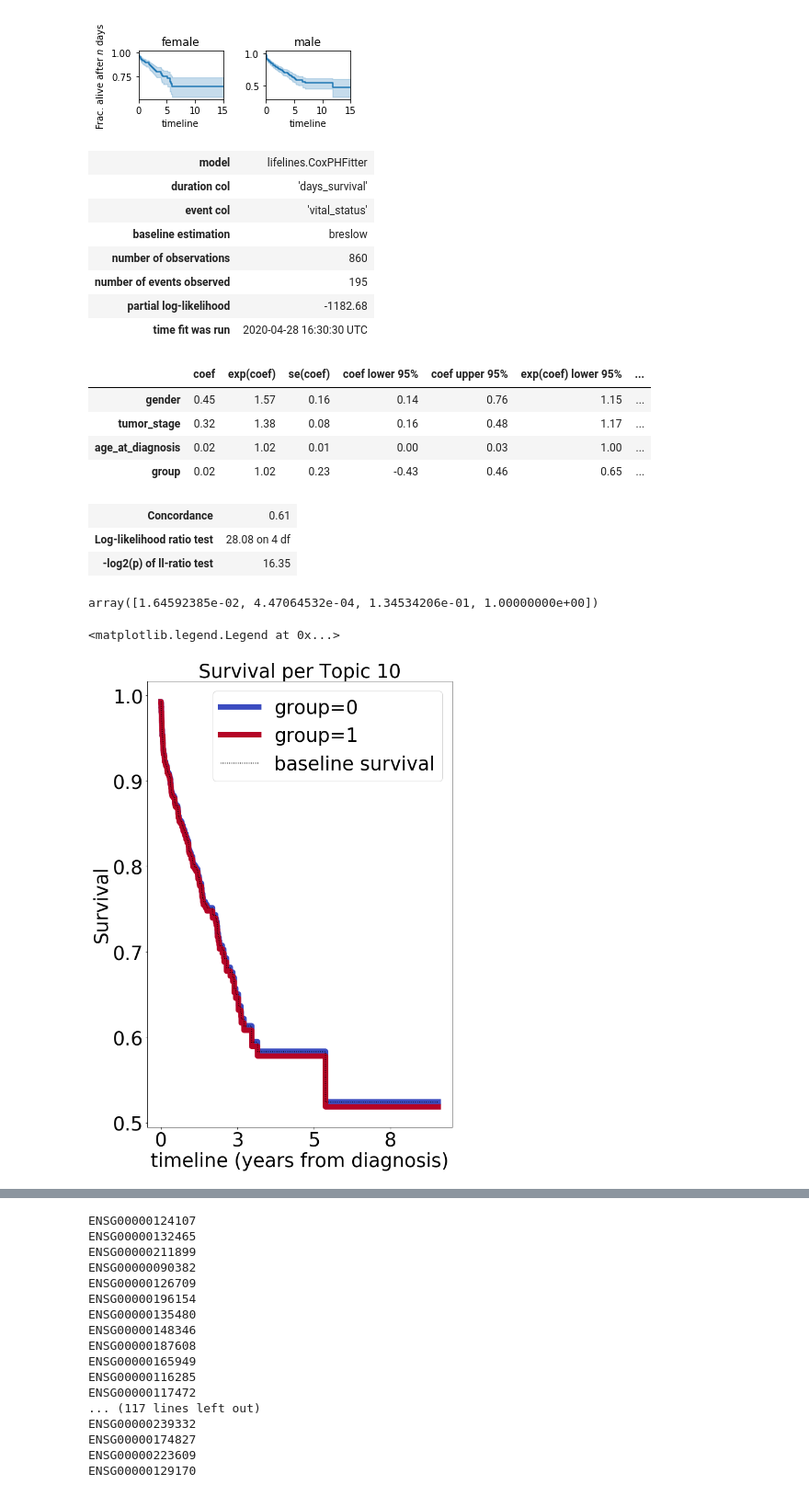
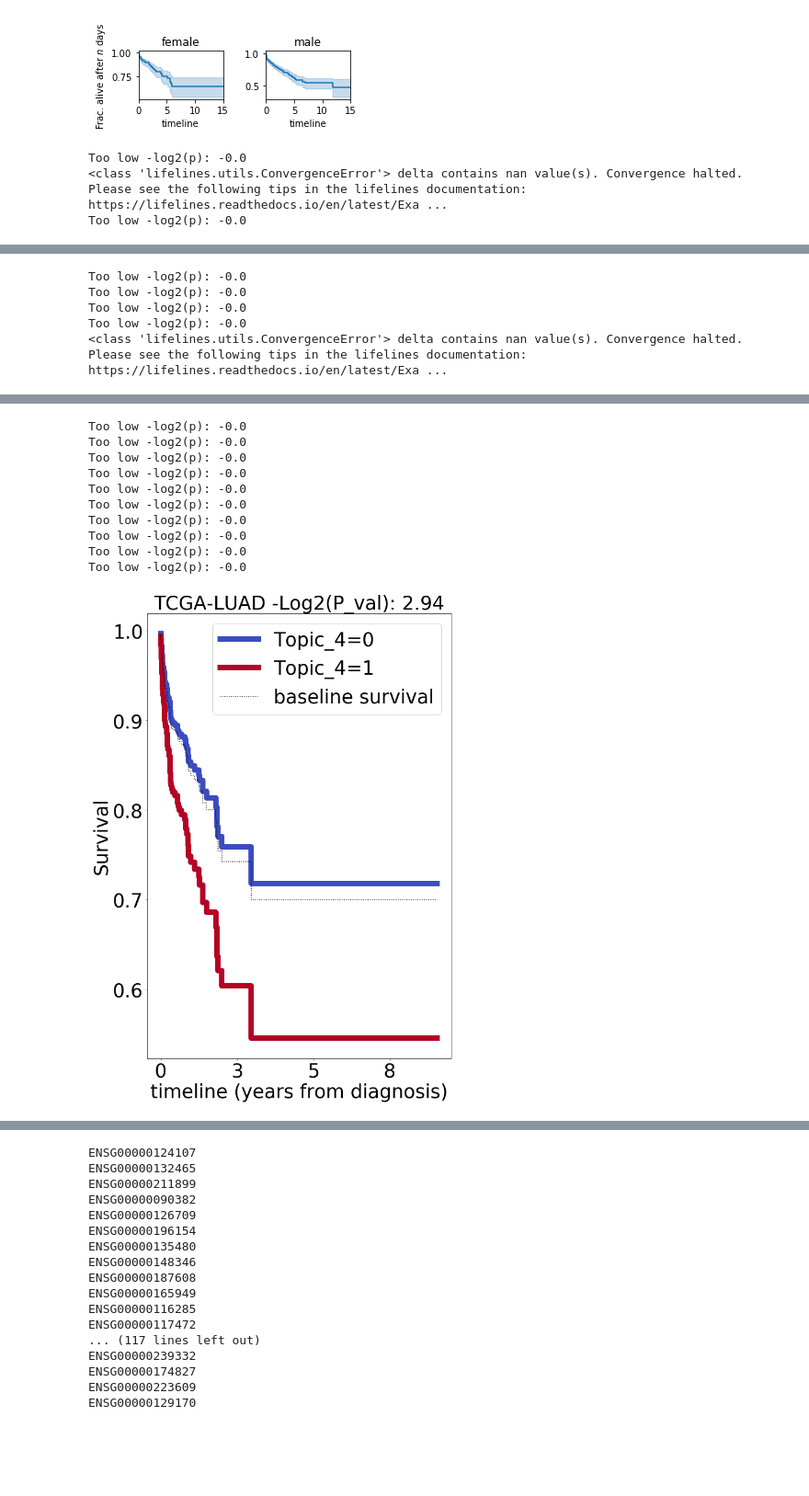
Before and after one commit to fvalle1/phd, a Jupyter notebook: survival.ipynb, the cells around one changed output, grey strips where cells are left out. Shown at 92% size. Drawn from its saved outputs; the diff is of its cells as text; code cells hidden in the pictures; blank space fills up the shorter version.

```diff
--- a/survival.ipynb
+++ b/survival.ipynb
@@ -185,4 +172,0 @@ from lifelines import CoxPHFitter
-# %%
-subset = df_files[(~df_files["days_survival"].isna()) & (df_files["cases.0.diagnoses.0.tumor_stage"]!="not reported")]
-subset_index = subset["file_name"]
-subset = subset[["days_survival","vital_status","gender", "tumor_stage", "age_at_diagnosis"]]
@@ -189,47 +177,17 @@ subset = subset[["days_survival","vital_status","gender", "tumor_stage", "age_at
 # %%
 df_clusters = pd.read_csv("datasets/cancers/lung/topsbm/topsbm_level_1_topic-dist.csv",index_col=1).drop("i_doc",1)
-topic = "Topic 10"
-mask=df_clusters[topic]>df_clusters[topic].quantile(0.75)
-up_samples = df_clusters[mask].index
-subset["group"] = np.zeros(subset.shape[0])
-subset.loc[subset_index.isin(up_samples),["group"]]=1
-subset["group"]=subset["group"].astype(int)
-# %%
-cph = CoxPHFitter()
-cph.fit(subset, duration_col='days_survival', event_col='vital_status')
-cph.print_summary()
-# %% [output]
-| model | lifelines.CoxPHFitter |
-| duration col | 'days_survival' |
-| event col | 'vital_status' |
-| baseline estimation | breslow |
-| number of observations | 860 |
-| number of events observed | 195 |
-| partial log-likelihood | -1182.68 |
-| time fit was run | 2020-04-28 16:30:30 UTC |
-|  | coef | exp(coef) | se(coef) | coef lower 95% | coef upper 95% | exp(coef) lower 95% | ... |
-| gender | 0.45 | 1.57 | 0.16 | 0.14 | 0.76 | 1.15 | ... |
-| tumor_stage | 0.32 | 1.38 | 0.08 | 0.16 | 0.48 | 1.17 | ... |
-| age_at_diagnosis | 0.02 | 1.02 | 0.01 | 0.00 | 0.03 | 1.00 | ... |
-| group | 0.02 | 1.02 | 0.23 | -0.43 | 0.46 | 0.65 | ... |
-| Concordance | 0.61 |
-| Log-likelihood ratio test | 28.08 on 4 df |
-| -log2(p) of ll-ratio test | 16.35 |
-# %%
-from statsmodels.stats.multitest import multipletests
-multipletests(cph.summary["p"], method="bonferroni")[1]
-# %% [output]
-array([1.64592385e-02, 4.47064532e-04, 1.34534206e-01, 1.00000000e+00])
-# %%
-ax = cph.plot_covariate_groups('group', [0,1], cmap='coolwarm', lw=10, figsize=(10,15))
-ax.set_title(f"Survival per {topic}", fontsize=35)
-ax.set_xlabel("timeline (years from diagnosis)", fontsize=35)
-ax.set_ylabel("Survival", fontsize=35)
-
-lab = np.round(ax.get_xticks()/365).astype(int)
-ax.set_xticklabels(lab)
-ax.tick_params(labelsize=35)
-ax.legend(fontsize=35)
-# %% [output]
-<matplotlib.legend.Legend at 0x...>
-[figure, removed]
+# %%
+for dataset in ["TCGA-LUAD", "TCGA-LUSC"]:
+    mask = (~df_files["days_survival"].isna()) & (df_files["cases.0.diagnoses.0.tumor_stage"]!="not reported") & (df_files["cases.0.project.project_id"]==dataset)
+    subset = df_files[mask]
+    subset=subset.set_index("file_name")
+    subset = subset[["days_survival","vital_status","gender", "tumor_stage", "age_at_diagnosis"]]
+    for topic in df_clusters.columns:
+        top_set = add_group_to_subset(topic, subset, df_clusters)
+        summary, _, ax = fit_cox(top_set, topic)
+        if ax is not None:
+            ax.set_title(dataset+" "+ax.title.get_text(), fontsize=35)
+# %% [output]
+Too low -log2(p): -0.0
+<class 'lifelines.utils.ConvergenceError'> delta contains nan value(s). Convergence halted. Please see the following tips in the lifelines documentation: https://lifelines.readthedocs.io/en/latest/Exa ...
+Too low -log2(p): -0.0
@@ -235,0 +195,5 @@ ax.legend(fontsize=35)
+Too low -log2(p): -0.0
+Too low -log2(p): -0.0
+Too low -log2(p): -0.0
+Too low -log2(p): -0.0
+<class 'lifelines.utils.ConvergenceError'> delta contains nan value(s). Convergence halted. Please see the following tips in the lifelines documentation: https://lifelines.readthedocs.io/en/latest/Exa ...
@@ -235,0 +201,11 @@ ax.legend(fontsize=35)
+Too low -log2(p): -0.0
+Too low -log2(p): -0.0
+Too low -log2(p): -0.0
+Too low -log2(p): -0.0
+Too low -log2(p): -0.0
+Too low -log2(p): -0.0
+Too low -log2(p): -0.0
+Too low -log2(p): -0.0
+Too low -log2(p): -0.0
+Too low -log2(p): -0.0
+[figure, added]
```
Also changed, not shown: parts of 10 cells of this notebook, 5 other files.
